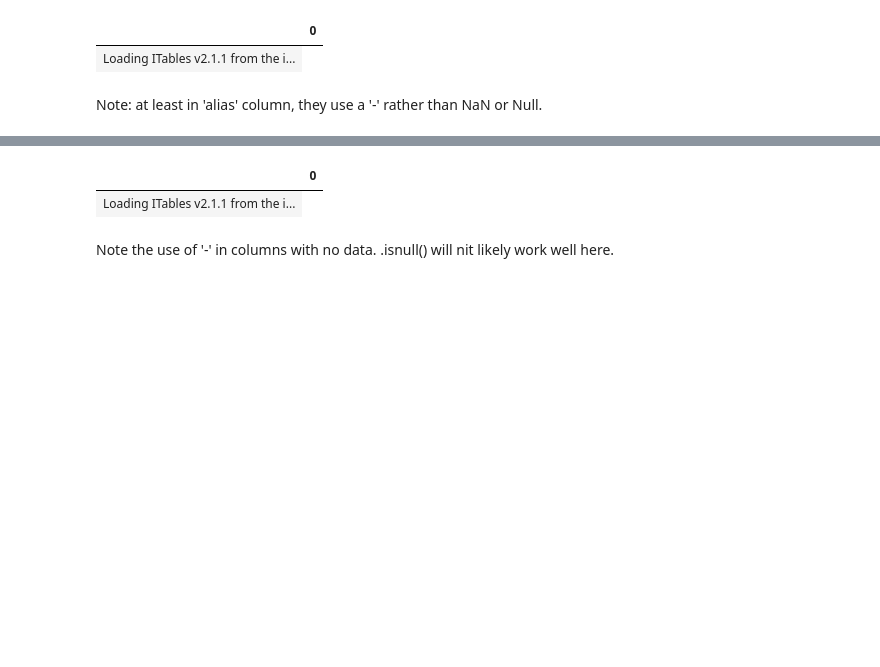
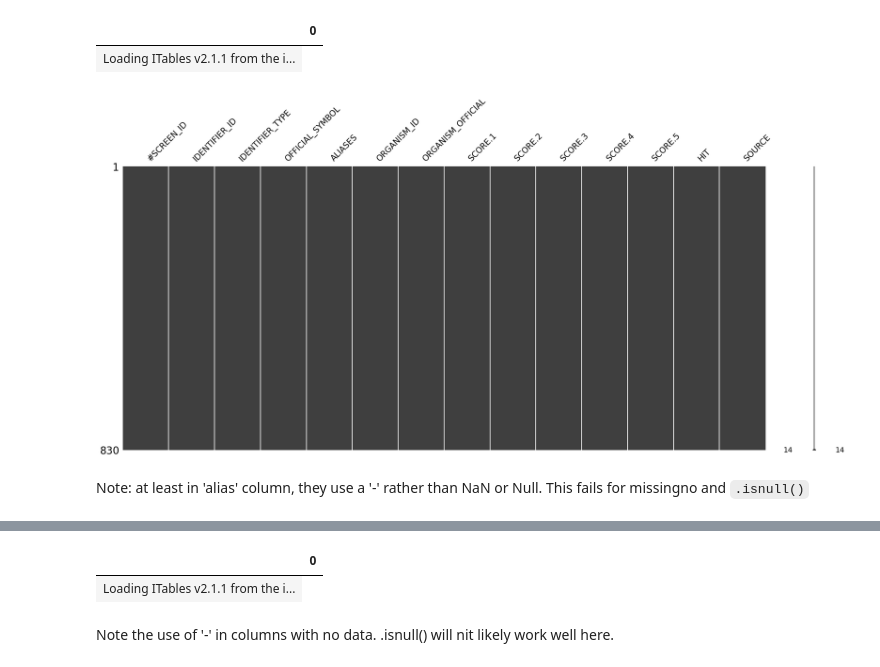
Before and after one commit to deannachurch/SBCapstone_CRISPRScreens, a Jupyter notebook: notebooks/SARs_Datasets.ipynb, the cells around one changed output, grey strips where cells are left out. Drawn from its saved outputs; the diff is of its cells as text; code cells hidden in the pictures; blank space fills up the shorter version.

```diff
--- a/notebooks/SARs_Datasets.ipynb
+++ b/notebooks/SARs_Datasets.ipynb
@@ -45,8 +45,13 @@ display(null_values)
 # %% [output]
 |  | 0 |
 | Loading ITables v2.1.1 from the i... |
+# %%
+msno.matrix(cunha_df)
+plt.show()
+# %% [output]
+[figure, added]
 # %% [markdown]
-Note: at least in 'alias' column, they use a '-' rather than NaN or Null.
+Note: at least in 'alias' column, they use a '-' rather than NaN or Null. This fails for missingno and `.isnull()`
 # %%
 israeli_data='../data/raw/Israeli_2023/BIOGRID-ORCS-5702-1.1.16.screen.tab.txt/BIOGRID-ORCS-SCREEN_1999-1.1.16.screen.tab.txt'
 israeli_df=pd.read_csv(israeli_data, header=0, delimiter='\t')
```
Also changed, not shown: parts of 1 cell of this notebook, 1 other file.
